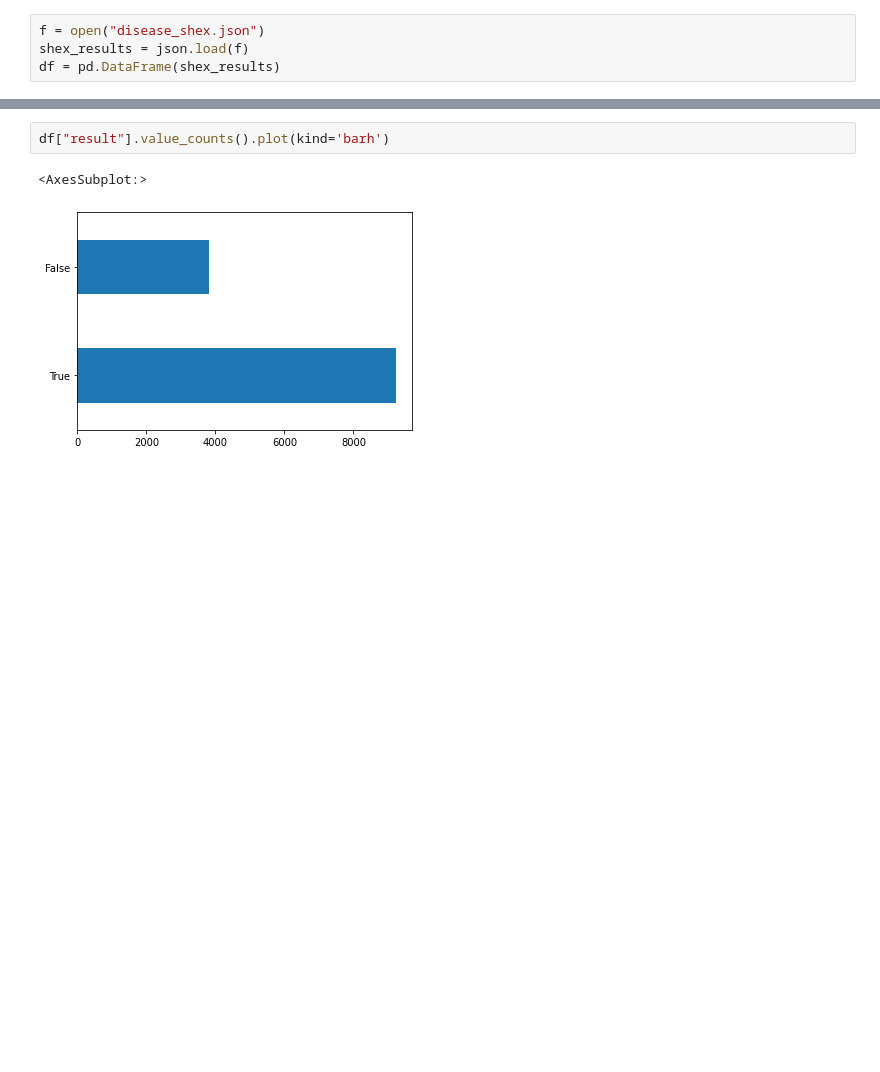
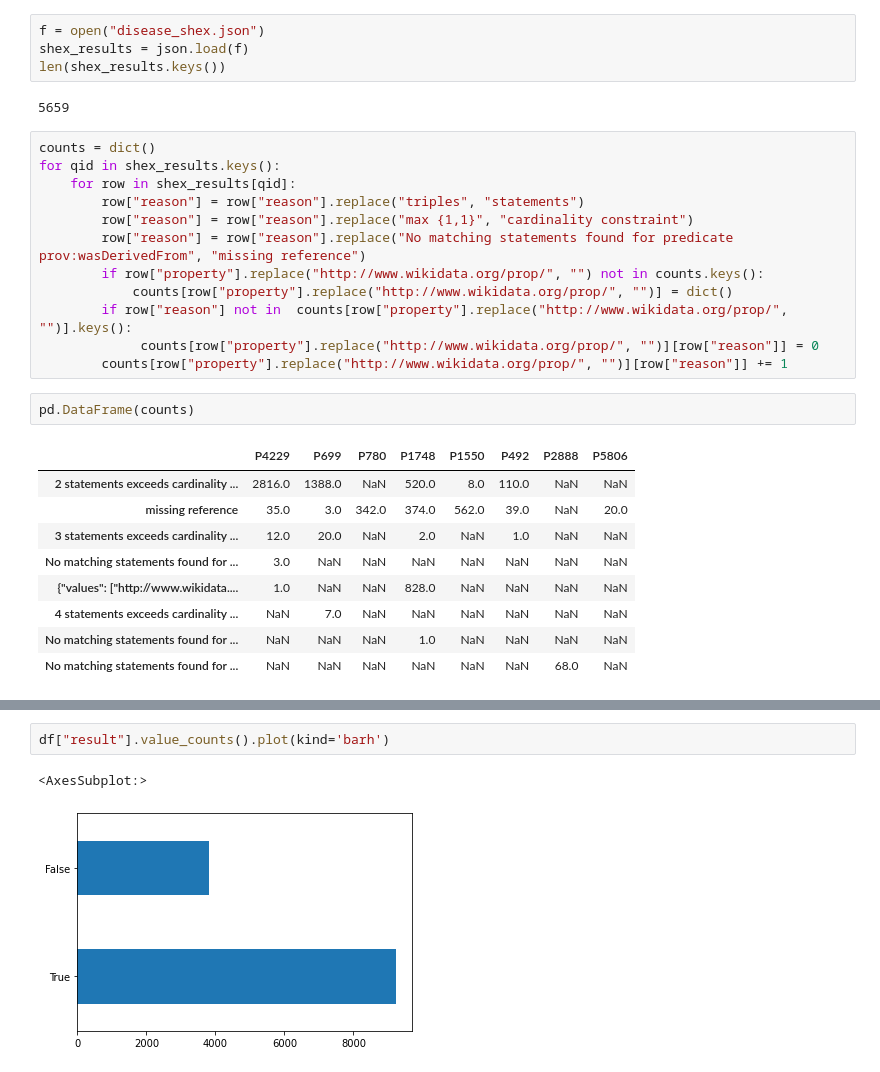
Before and after one commit to andrawaag/wd_shex_batch, a Jupyter notebook: ShEx_errors_reports.ipynb, the cells around one changed output, grey strips where cells are left out. Cells and saved outputs as stored; diff of their text form; blank space fills up the shorter version.

```diff
--- a/ShEx_errors_reports.ipynb
+++ b/ShEx_errors_reports.ipynb
@@ -9,5 +6,31 @@ SyntaxError: invalid syntax (<ipython-input-3-d0c31057ec01>, line 5)
 # %%
 f = open("disease_shex.json")
 shex_results = json.load(f)
-df = pd.DataFrame(shex_results)
+len(shex_results.keys())
+# %% [output]
+5659
+# %%
+counts = dict()
+for qid in shex_results.keys():
+    for row in shex_results[qid]:
+        row["reason"] = row["reason"].replace("triples", "statements")
+        row["reason"] = row["reason"].replace("max {1,1}", "cardinality constraint")
+        row["reason"] = row["reason"].replace("No matching statements found for predicate prov:wasDerivedFrom", "missing reference")
+        if row["property"].replace("http://www.wikidata.org/prop/", "") not in counts.keys():
+            counts[row["property"].replace("http://www.wikidata.org/prop/", "")] = dict()
+        if row["reason"] not in  counts[row["property"].replace("http://www.wikidata.org/prop/", "")].keys():
+             counts[row["property"].replace("http://www.wikidata.org/prop/", "")][row["reason"]] = 0
+        counts[row["property"].replace("http://www.wikidata.org/prop/", "")][row["reason"]] += 1
+# %%
+pd.DataFrame(counts)
+# %% [output]
+|  | P4229 | P699 | P780 | P1748 | P1550 | P492 | P2888 | P5806 |
+| 2 statements exceeds cardinality ... | 2816.0 | 1388.0 | NaN | 520.0 | 8.0 | 110.0 | NaN | NaN |
+| missing reference | 35.0 | 3.0 | 342.0 | 374.0 | 562.0 | 39.0 | NaN | 20.0 |
+| 3 statements exceeds cardinality ... | 12.0 | 20.0 | NaN | 2.0 | NaN | 1.0 | NaN | NaN |
+| No matching statements found for ... | 3.0 | NaN | NaN | NaN | NaN | NaN | NaN | NaN |
+| {"values": ["http://www.wikidata.... | 1.0 | NaN | NaN | 828.0 | NaN | NaN | NaN | NaN |
+| 4 statements exceeds cardinality ... | NaN | 7.0 | NaN | NaN | NaN | NaN | NaN | NaN |
+| No matching statements found for ... | NaN | NaN | NaN | 1.0 | NaN | NaN | NaN | NaN |
+| No matching statements found for ... | NaN | NaN | NaN | NaN | NaN | NaN | 68.0 | NaN |
 # %%
```
Also changed, not shown: parts of 4 cells of this notebook, 2 other files.
